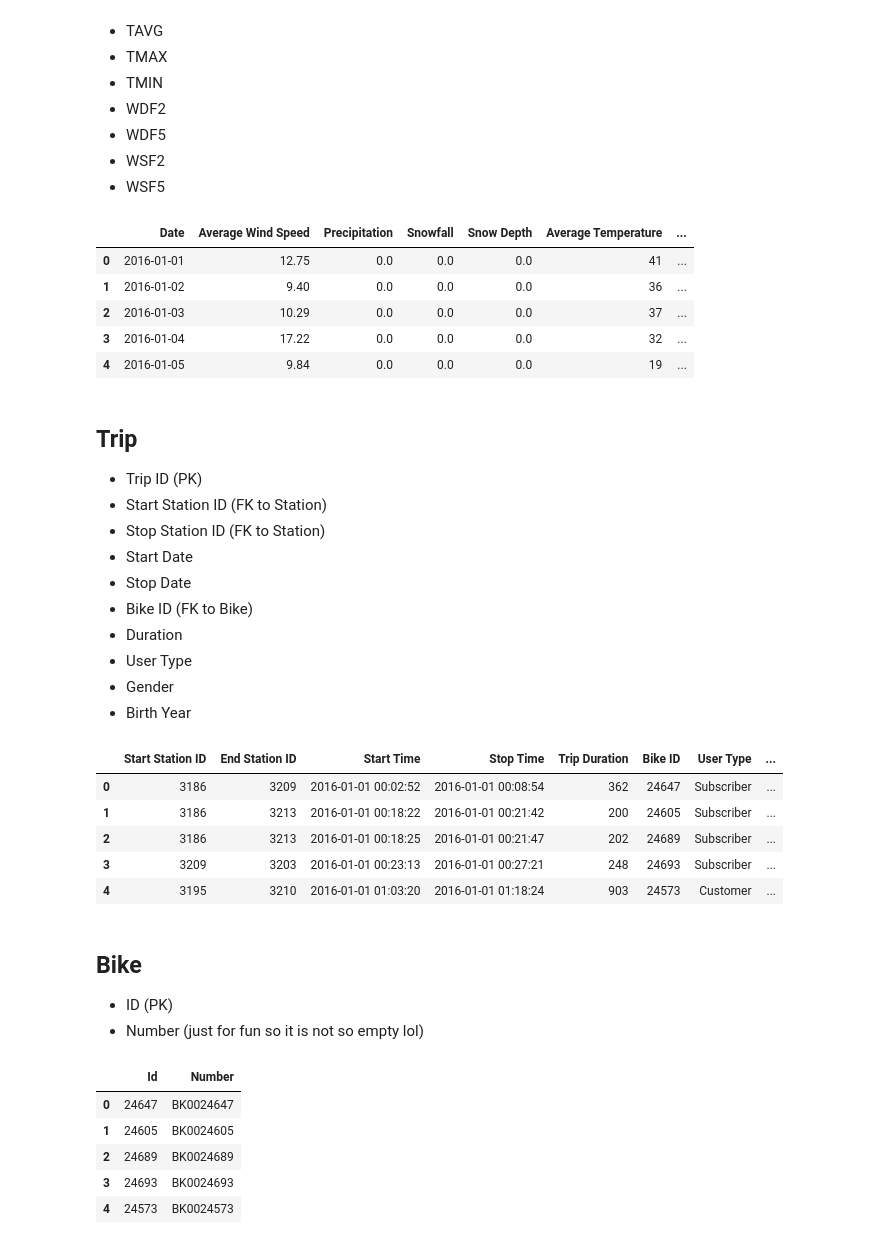
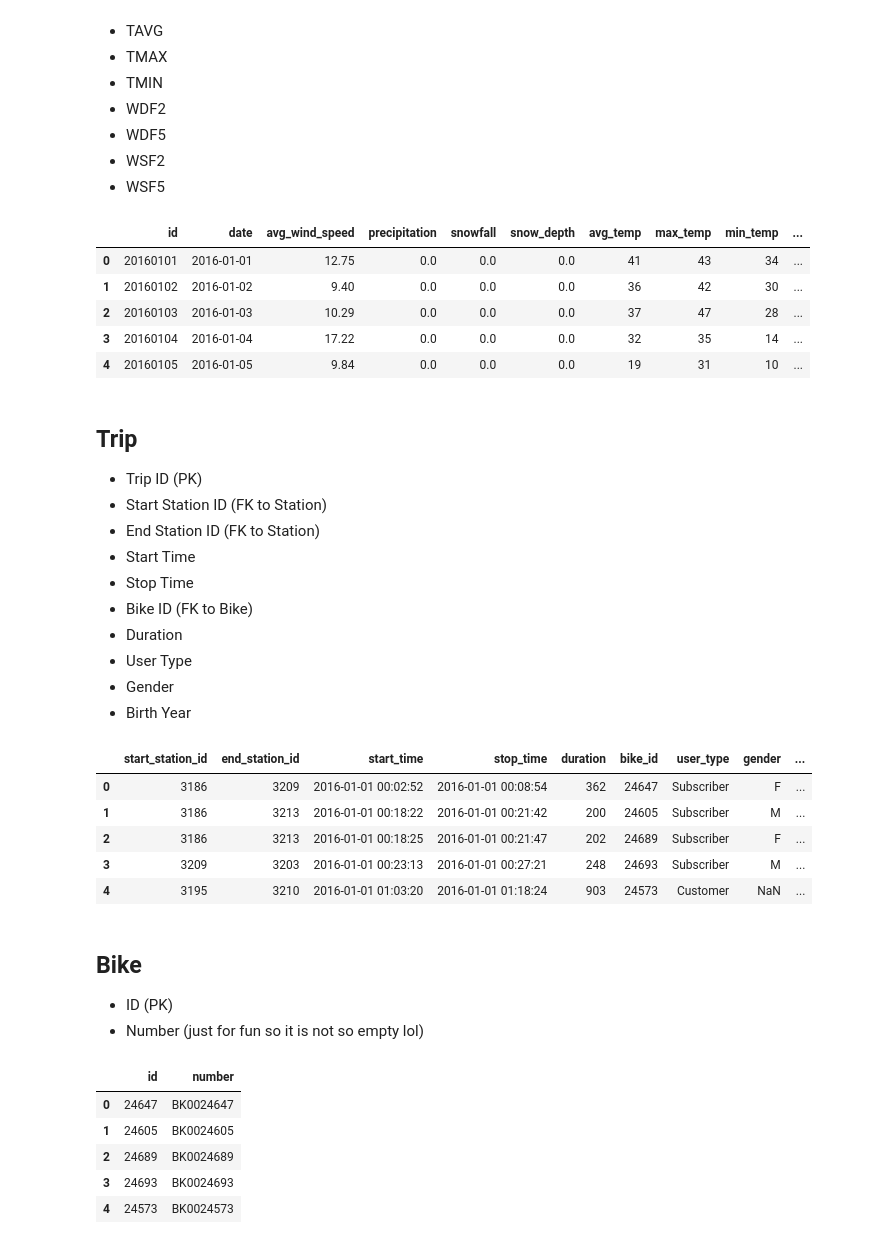
Before and after one commit to zuzaszk/codecademy-portfolio, a Jupyter notebook: main.ipynb, the cells around one changed output. Drawn from its saved outputs; the diff is of its cells as text; code cells hidden in the pictures.

Commit message:
tables creation

```diff
--- a/main.ipynb
+++ b/main.ipynb
@@ -484,53 +495,69 @@ station.head()
 - WSF5
 # %%
 new_columns = {
-    'DATE': 'Date',
-    'AWND': 'Average Wind Speed',
-    'PRCP': 'Precipitation',
-    'SNOW': 'Snowfall',
-    'SNWD': 'Snow Depth',
-    'TAVG': 'Average Temperature',
-    'TMAX': 'Max Temperature',
-    'TMIN': 'Min Temperature',
-    'WDF2': 'Direction of Fastest 2-second Wind',
-    'WDF5': 'Direction of Fastest 5-second Wind',
-    'WSF2': 'Fastest 2-second Wind Speed',
-    'WSF5': 'Fastest 5-second Wind Speed'
+    'DATE': 'date',
+    'AWND': 'avg_wind_speed',
+    'PRCP': 'precipitation',
+    'SNOW': 'snowfall',
+    'SNWD': 'snow_depth',
+    'TAVG': 'avg_temp',
+    'TMAX': 'max_temp',
+    'TMIN': 'min_temp',
+    'WDF2': 'fast_wind_2s_dir',
+    'WDF5': 'fast_wind_5s_dir',
+    'WSF2': 'fast_wind_2s_speed',
+    'WSF5': 'fast_wind_5s_speed'
 }
 
 weather = df_weather.rename(columns=new_columns)
 weather.drop(columns=['STATION', 'NAME'], inplace=True)
-weather['Id'] = weather['Date'].dt.strftime('%Y%m%d').astype(int)
+weather['id'] = weather['date'].dt.strftime('%Y%m%d').astype(int)
+weather = weather[['id', 'date', 'avg_wind_speed', 'precipitation', 'snowfall', 'snow_depth',
+                   'avg_temp', 'max_temp', 'min_temp', 'fast_wind_2s_dir',
+                   'fast_wind_5s_dir', 'fast_wind_2s_speed', 'fast_wind_5s_speed']]
 weather.head()
 # %% [output]
-|  | Date | Average Wind Speed | Precipitation | Snowfall | Snow Depth | Average Temperature | ... |
-| 0 | 2016-01-01 | 12.75 | 0.0 | 0.0 | 0.0 | 41 | ... |
-| 1 | 2016-01-02 | 9.40 | 0.0 | 0.0 | 0.0 | 36 | ... |
-| 2 | 2016-01-03 | 10.29 | 0.0 | 0.0 | 0.0 | 37 | ... |
-| 3 | 2016-01-04 | 17.22 | 0.0 | 0.0 | 0.0 | 32 | ... |
-| 4 | 2016-01-05 | 9.84 | 0.0 | 0.0 | 0.0 | 19 | ... |
+|  | id | date | avg_wind_speed | precipitation | snowfall | snow_depth | avg_temp | max_temp | min_temp | ... |
+| 0 | 20160101 | 2016-01-01 | 12.75 | 0.0 | 0.0 | 0.0 | 41 | 43 | 34 | ... |
+| 1 | 20160102 | 2016-01-02 | 9.40 | 0.0 | 0.0 | 0.0 | 36 | 42 | 30 | ... |
+| 2 | 20160103 | 2016-01-03 | 10.29 | 0.0 | 0.0 | 0.0 | 37 | 47 | 28 | ... |
+| 3 | 20160104 | 2016-01-04 | 17.22 | 0.0 | 0.0 | 0.0 | 32 | 35 | 14 | ... |
+| 4 | 20160105 | 2016-01-05 | 9.84 | 0.0 | 0.0 | 0.0 | 19 | 31 | 10 | ... |
 # %% [markdown]
 ## Trip
 - Trip ID (PK)
 - Start Station ID (FK to Station)
-- Stop Station ID (FK to Station)
-- Start Date
-- Stop Date
+- End Station ID (FK to Station)
+- Start Time
+- Stop Time
 - Bike ID (FK to Bike)
 - Duration
 - User Type
 - Gender
 - Birth Year
 # %%
-trip = df_citibike[['Start Station ID', 'End Station ID', 'Start Time', 'Stop Time', 'Trip Duration', 'Bike ID', 'User Type', 'Birth Year', 'Gender']].copy()
+trip = df_citibike[['Start Station ID', 'End Station ID', 'Start Time', 'Stop Time', 'Trip Duration', 'Bike ID', 'User Type', 'Gender', 'Birth Year']].copy()
+
+trip.rename(columns={
+    'Start Station ID': 'start_station_id',
+    'End Station ID': 'end_station_id',
+    'Start Time': 'start_time',
+    'Stop Time': 'stop_time',
+    'Trip Duration': 'duration',
+    'Bike ID': 'bike_id',
+    'User Type': 'user_type',
+    'Gender': 'gender',
+    'Birth Year': 'birth_year'
+}, inplace=True)
+
 trip.head()
 # %% [output]
-|  | Start Station ID | End Station ID | Start Time | Stop Time | Trip Duration | Bike ID | User Type | ... |
-| 0 | 3186 | 3209 | 2016-01-01 00:02:52 | 2016-01-01 00:08:54 | 362 | 24647 | Subscriber | ... |
-| 1 | 3186 | 3213 | 2016-01-01 00:18:22 | 2016-01-01 00:21:42 | 200 | 24605 | Subscriber | ... |
-| 2 | 3186 | 3213 | 2016-01-01 00:18:25 | 2016-01-01 00:21:47 | 202 | 24689 | Subscriber | ... |
-| 3 | 3209 | 3203 | 2016-01-01 00:23:13 | 2016-01-01 00:27:21 | 248 | 24693 | Subscriber | ... |
-| 4 | 3195 | 3210 | 2016-01-01 01:03:20 | 2016-01-01 01:18:24 | 903 | 24573 | Customer | ... |
+|  | start_station_id | end_station_id | start_time | stop_time | duration | bike_id | user_type | gender | ... |
+| 0 | 3186 | 3209 | 2016-01-01 00:02:52 | 2016-01-01 00:08:54 | 362 | 24647 | Subscriber | F | ... |
+| 1 | 3186 | 3213 | 2016-01-01 00:18:22 | 2016-01-01 00:21:42 | 200 | 24605 | Subscriber | M | ... |
+| 2 | 3186 | 3213 | 2016-01-01 00:18:25 | 2016-01-01 00:21:47 | 202 | 24689 | Subscriber | F | ... |
+| 3 | 3209 | 3203 | 2016-01-01 00:23:13 | 2016-01-01 00:27:21 | 248 | 24693 | Subscriber | M | ... |
+| 4 | 3195 | 3210 | 2016-01-01 01:03:20 | 2016-01-01 01:18:24 | 903 | 24573 | Customer | NaN | ... |
 # %% [markdown]
 ## Bike
 - ID (PK)
@@ -538,12 +565,12 @@ trip.head()
 # %%
 bike = df_citibike[['Bike ID']].copy()
 bike.drop_duplicates(inplace=True)
-bike['Id'] = bike['Bike ID']
-bike['Number'] = 'BK00' + bike['Id'].astype(str)
+bike['id'] = bike['Bike ID']
+bike['number'] = 'BK00' + bike['id'].astype(str)
 bike.drop(columns=['Bike ID'], inplace=True)
 bike.head()
 # %% [output]
-|  | Id | Number |
+|  | id | number |
 | 0 | 24647 | BK0024647 |
 | 1 | 24605 | BK0024605 |
 | 2 | 24689 | BK0024689 |
```
Also changed, not shown: parts of 10 cells of this notebook, 1 other file.
